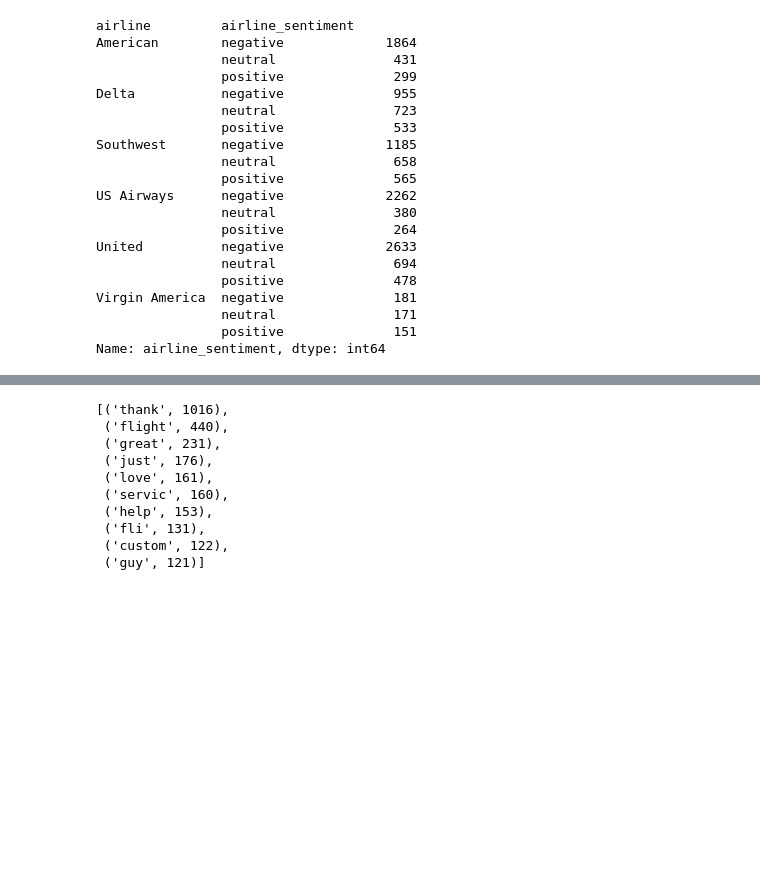
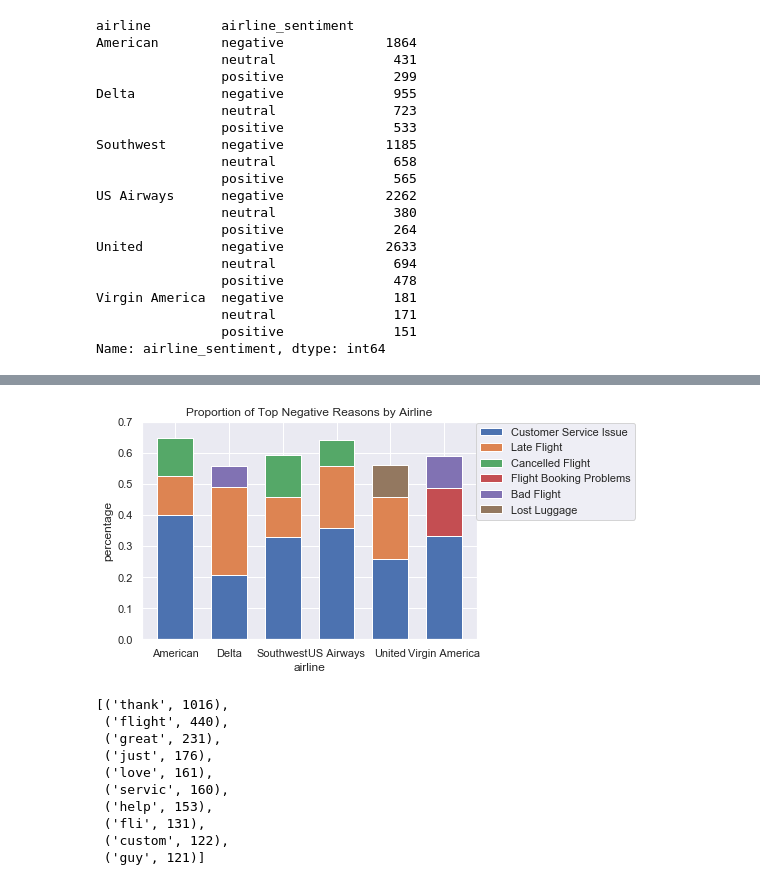
Before and after one commit to jennyrhee/airline-sentiment, a Jupyter notebook: notebooks/2-data-storytelling.ipynb, the cells around one changed output, grey strips where cells are left out. Drawn from its saved outputs; the diff is of its cells as text; code cells hidden in the pictures; blank space fills up the shorter version.

```diff
--- a/notebooks/2-data-storytelling.ipynb
+++ b/notebooks/2-data-storytelling.ipynb
@@ -73,0 +132,4 @@ plt.savefig('../docs/img/neg_reasons_by_airline.png', dpi=300, bbox_inches='tigh
+# %%
+neg_counts = df[df.airline_sentiment == 'negative'].groupby('airline')[['tweet_id']].count().reset_index()
+neg_counts.rename({'tweet_id': 'total_tweets'}, axis=1, inplace=True)
+neg_counts
@@ -73,0 +169,11 @@ plt.savefig('../docs/img/neg_reasons_by_airline.png', dpi=300, bbox_inches='tigh
+# %%
+neg_reasons = (df[df.airline_sentiment == 'negative']
+     .groupby(['airline', 'negativereason'])
+     .tweet_id.count()
+     .reset_index()
+     .sort_values(by=['airline', 'tweet_id'], ascending=False)
+     .merge(neg_counts))
+neg_reasons = neg_reasons[neg_reasons.negativereason != "Can't Tell"].copy()
+neg_reasons['perc'] = neg_reasons.tweet_id / neg_reasons.total_tweets
+neg_reasons = neg_reasons.groupby(['airline']).head(3).sort_values(by='airline')
+neg_reasons
@@ -74,3 +198,61 @@ plt.savefig('../docs/img/neg_reasons_by_airline.png', dpi=300, bbox_inches='tigh
+# %%
+airlines = pd.DataFrame(neg_reasons.airline.unique(), columns=['airline'])
+
+cs_issue = (neg_reasons[neg_reasons.negativereason == 'Customer Service Issue']
+            .sort_values(by='airline')
+            .reset_index()
+            .perc)
+late = (neg_reasons[neg_reasons.negativereason == 'Late Flight']
+        .merge(airlines, how='right')
+        .fillna(0)
+        .sort_values(by='airline')
+        .reset_index()
+        .perc)
+cancelled = (neg_reasons[neg_reasons.negativereason == 'Cancelled Flight']
+             .merge(airlines, how='right')
+             .fillna(0)
+             .sort_values(by='airline')
+             .reset_index()
+             .perc)
+booking = (neg_reasons[neg_reasons.negativereason == 'Flight Booking Problems']
+           .merge(airlines, how='right')
+           .fillna(0)
+           .sort_values(by='airline')
+           .reset_index()
+           .perc)
+bad = (neg_reasons[neg_reasons.negativereason == 'Bad Flight']
+       .merge(airlines, how='right')
+       .fillna(0)
+       .sort_values(by='airline')
+       .reset_index()
+       .perc)
+lost = (neg_reasons[neg_reasons.negativereason == 'Lost Luggage']
+       .merge(airlines, how='right')
+       .fillna(0)
+       .sort_values(by='airline')
+       .reset_index()
+       .perc)
+
+p1 = plt.bar(ind, cs_issue)
+p2 = plt.bar(ind, late, bottom=cs_issue)
+p3 = plt.bar(ind, cancelled, bottom=cs_issue+late)
+p4 = plt.bar(ind, booking, bottom=cs_issue+late+cancelled)
+p5 = plt.bar(ind, bad, bottom=cs_issue+late+cancelled+booking)
+p6 = plt.bar(ind, lost, bottom=cs_issue+late+cancelled+booking+bad)
+
+plt.xlabel('airline')
+plt.ylabel('percentage')
+plt.title('Proportion of Top Negative Reasons by Airline')
+plt.xticks(ind, ('American', 'Delta', 'Southwest', 'US Airways',
+                 'United', 'Virgin America'))
+plt.legend((p1[0], p2[0], p3[0], p4[0], p5[0], p6[0]),
+           ('Customer Service Issue', 'Late Flight', 'Cancelled Flight',
+            'Flight Booking Problems', 'Bad Flight', 'Lost Luggage'),
+           bbox_to_anchor=(.98,1.02))
+plt.ylim(0, .7)
+plt.savefig('../docs/img/negreasons.png', dpi=300, bbox_inches='tight');
+# %% [output]
+[figure, added]
 # %%
 pos_tweets = df[df.airline_sentiment == 'positive'].cleaned_tweet
 
```
Also changed, not shown: parts of 45 cells of this notebook.
